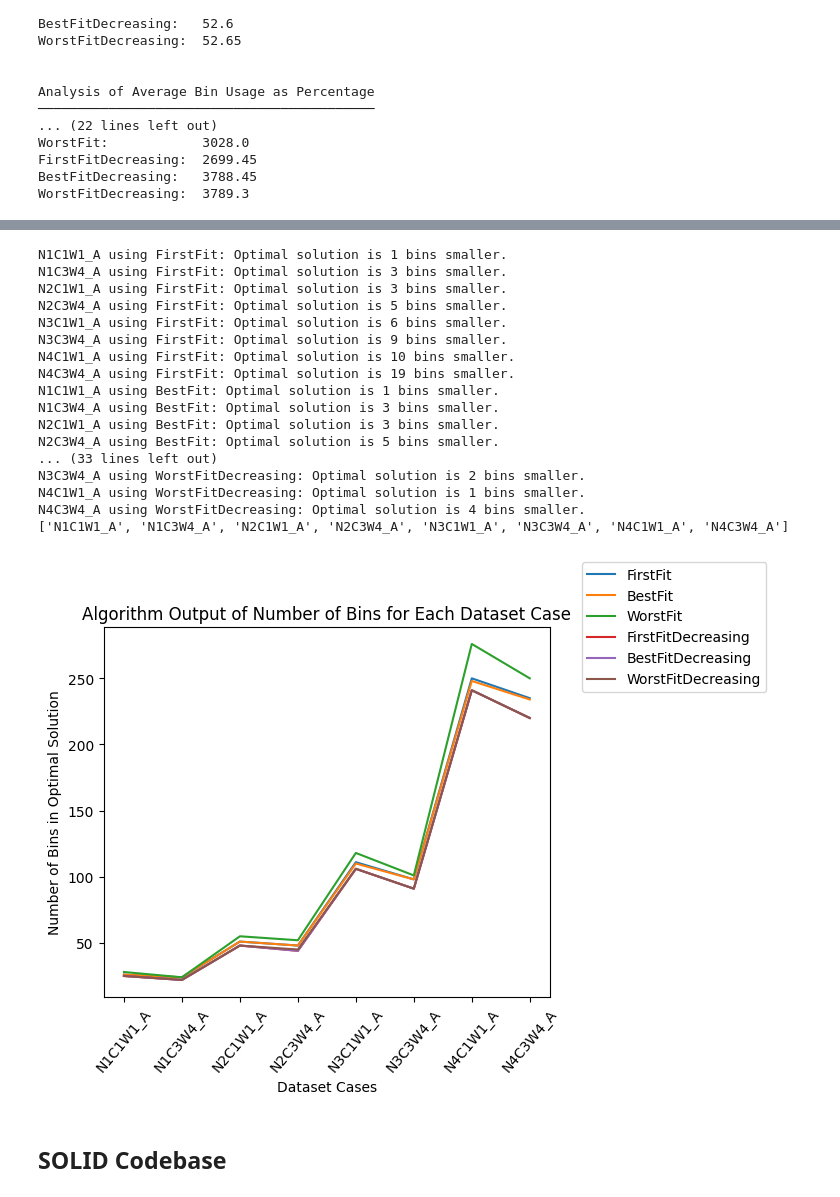
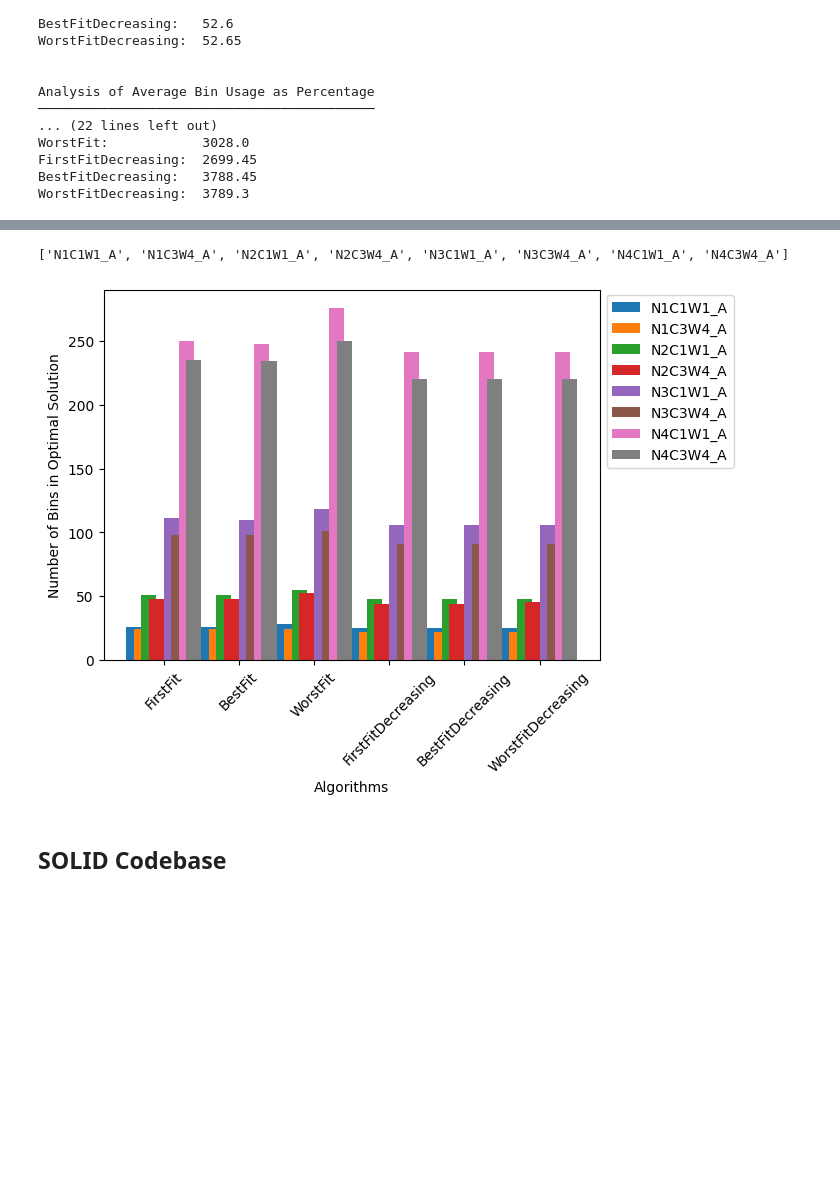
Before and after one commit to arvindshastri/binpacking, a Jupyter notebook: report.ipynb, the cells around one changed output, grey strips where cells are left out. Cells and saved outputs as stored; diff of their text form; code cells hidden in the pictures; blank space fills up the shorter version.

```diff
--- a/report.ipynb
+++ b/report.ipynb
@@ -195,32 +162,16 @@ HARD9 using WorstFitDecreasing: Optimal solution is 4 bins smaller.
 # %%
 reader = BinppReader
 dictionary = binppDict
 
-plotList3 = oracle.binNumber(listOfBinppCases, reader, algorithms, dictionary, True)
+plotList3 = oracle.binNumber(listOfBinppCases, reader, algorithms, dictionary, False)
 caseNameList3 = getListCaseNames(listOfBinppCases, reader)
 print(caseNameList3)
 
 plot2 = Plotter()
-plot2.oraclePlot(plotList3, caseNameList3)
+plot2.oraclePlot2(plotList3, caseNameList3)
 # %% [output]
-N1C1W1_A using FirstFit: Optimal solution is 1 bins smaller.
-N1C3W4_A using FirstFit: Optimal solution is 3 bins smaller.
-N2C1W1_A using FirstFit: Optimal solution is 3 bins smaller.
-N2C3W4_A using FirstFit: Optimal solution is 5 bins smaller.
-N3C1W1_A using FirstFit: Optimal solution is 6 bins smaller.
-N3C3W4_A using FirstFit: Optimal solution is 9 bins smaller.
-N4C1W1_A using FirstFit: Optimal solution is 10 bins smaller.
-N4C3W4_A using FirstFit: Optimal solution is 19 bins smaller.
-N1C1W1_A using BestFit: Optimal solution is 1 bins smaller.
-N1C3W4_A using BestFit: Optimal solution is 3 bins smaller.
-N2C1W1_A using BestFit: Optimal solution is 3 bins smaller.
-N2C3W4_A using BestFit: Optimal solution is 5 bins smaller.
-... (33 lines left out)
-N3C3W4_A using WorstFitDecreasing: Optimal solution is 2 bins smaller.
-N4C1W1_A using WorstFitDecreasing: Optimal solution is 1 bins smaller.
-N4C3W4_A using WorstFitDecreasing: Optimal solution is 4 bins smaller.
 ['N1C1W1_A', 'N1C3W4_A', 'N2C1W1_A', 'N2C3W4_A', 'N3C1W1_A', 'N3C3W4_A', 'N4C1W1_A', 'N4C3W4_A']
-[figure, old version]
+[figure, new version]
 # %% [markdown]
 ## SOLID Codebase
 # %% [markdown]
```
Also changed, not shown: parts of 3 cells of this notebook, 1 other file.
